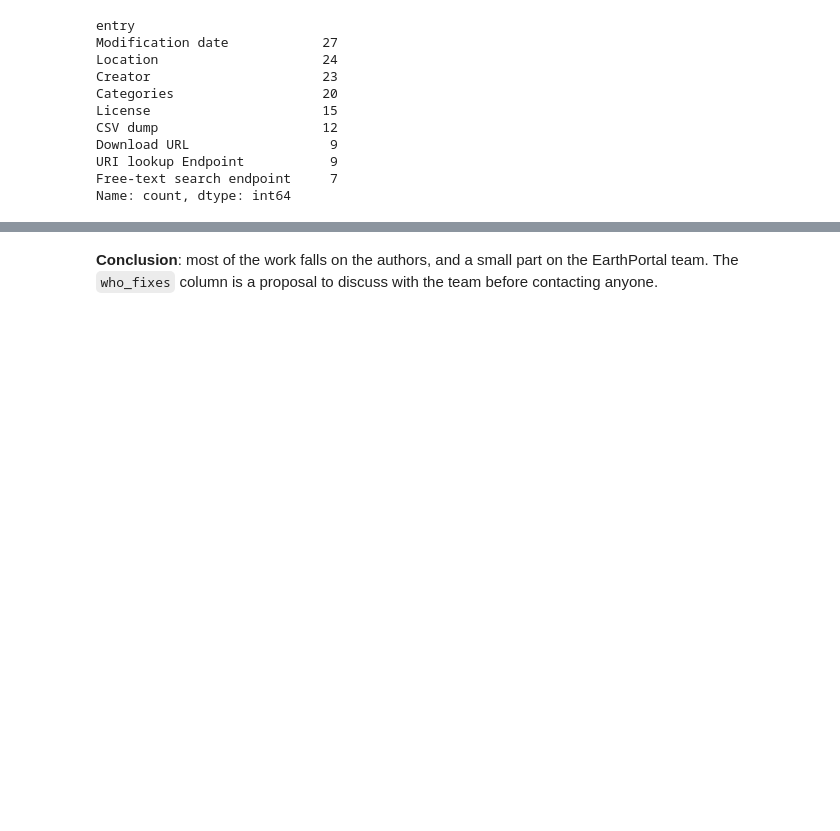
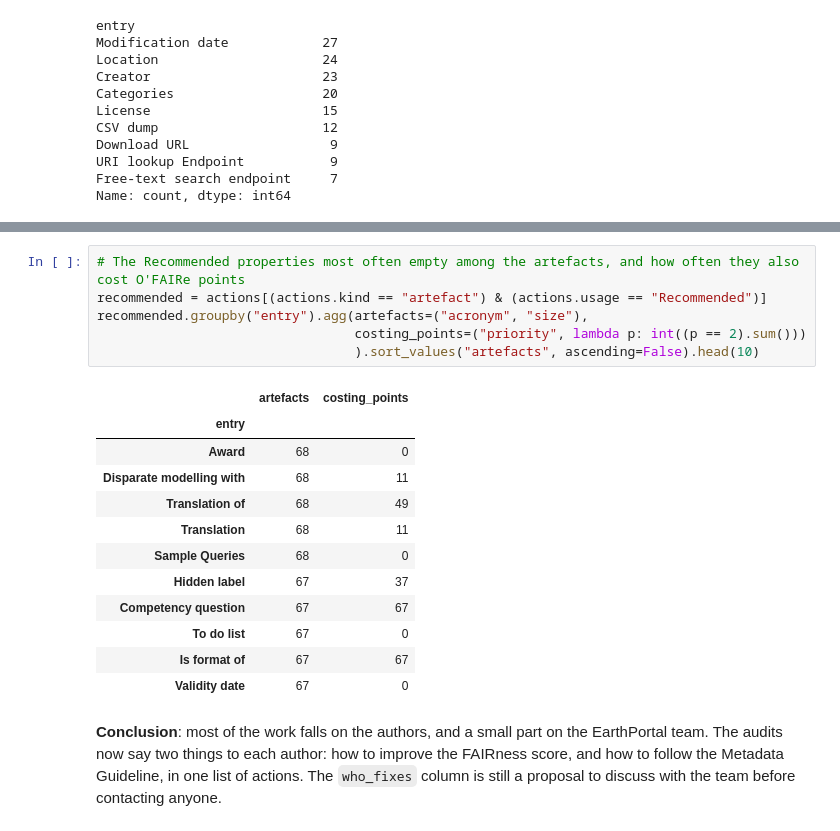
Before and after one commit to EarthPortal/SA_Management, a Jupyter notebook: earthportal_sa_audit/05_audits.ipynb, the cells around one changed output, grey strips where cells are left out. Drawn from its saved outputs; the diff is of its cells as text; blank space fills up the shorter version.

```diff
--- a/earthportal_sa_audit/05_audits.ipynb
+++ b/earthportal_sa_audit/05_audits.ipynb
@@ -433,3 +564,24 @@ Name: count, dtype: int64
+# %%
+# The Recommended properties most often empty among the artefacts, and how often they also cost O'FAIRe points
+recommended = actions[(actions.kind == "artefact") & (actions.usage == "Recommended")]
+recommended.groupby("entry").agg(artefacts=("acronym", "size"),
+                                 costing_points=("priority", lambda p: int((p == 2).sum()))
+                                 ).sort_values("artefacts", ascending=False).head(10)
+# %% [output]
+|  | artefacts | costing_points |
+| entry |  |  |
+| Award | 68 | 0 |
+| Disparate modelling with | 68 | 11 |
+| Translation of | 68 | 49 |
+| Translation | 68 | 11 |
+| Sample Queries | 68 | 0 |
+| Hidden label | 67 | 37 |
+| Competency question | 67 | 67 |
+| To do list | 67 | 0 |
+| Is format of | 67 | 67 |
+| Validity date | 67 | 0 |
 # %% [markdown]
-**Conclusion**: most of the work falls on the authors, and a small part on the EarthPortal team. The
-`who_fixes` column is a proposal to discuss with the team before contacting anyone.
+**Conclusion**: most of the work falls on the authors, and a small part on the EarthPortal team. The audits
+now say two things to each author: how to improve the FAIRness score, and how to follow the Metadata Guideline,
+in one list of actions. The `who_fixes` column is still a proposal to discuss with the team before contacting
+anyone.
```
Also changed, not shown: parts of 12 cells of this notebook, 1 other file.
